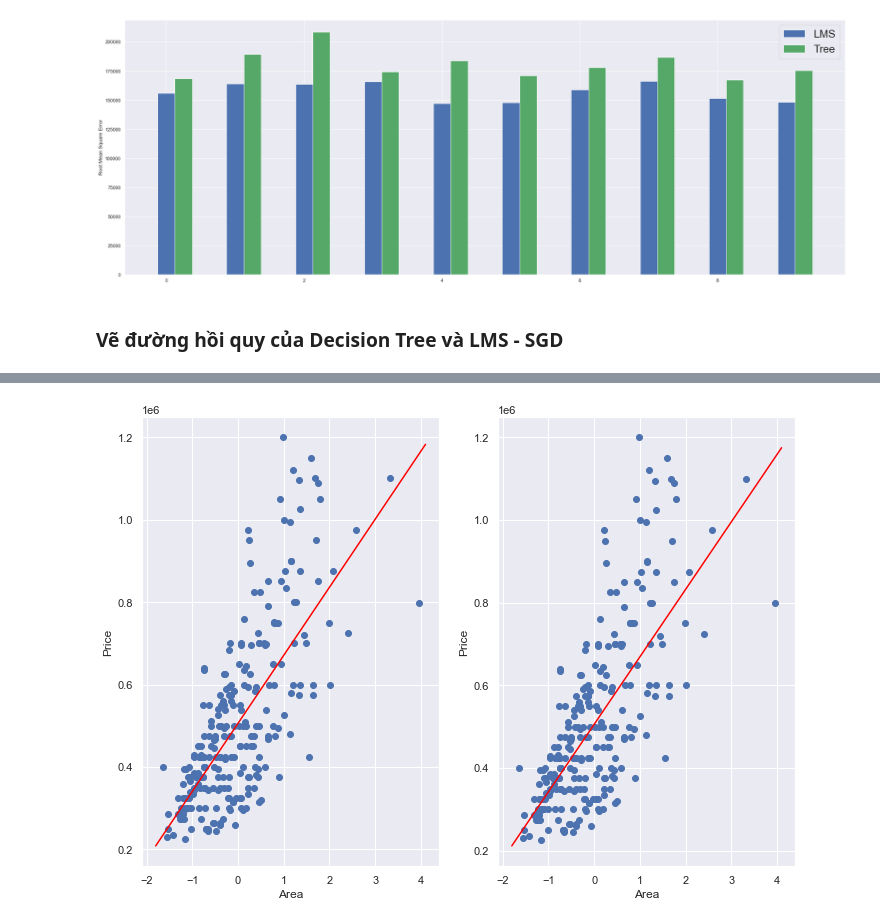
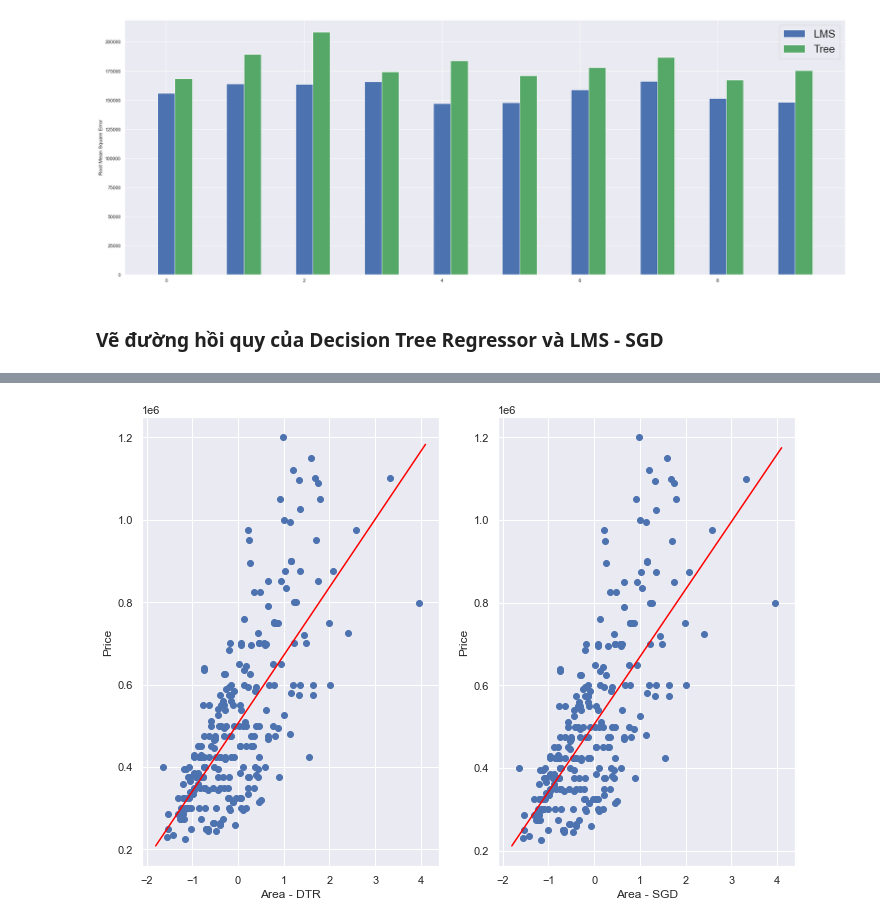
Before and after one commit to duybao901/ml-preds-house, a Jupyter notebook: house-price-prediction-custome.ipynb, the cells around one changed output, grey strips where cells are left out. Saved outputs shown, nothing was run; the diff lists cells and outputs as text; code cells hidden in the pictures.

```diff
--- a/house-price-prediction-custome.ipynb
+++ b/house-price-prediction-custome.ipynb
@@ -388,10 +419,11 @@ Sau khi duyệt qua 10 lần ta tìm được eta cho mô hình có chỉ số s
 # %%
 # LMS - Batch Gradient descent (GD)
-for i in range(10):
+for i in range(iteration):
     print(f'Loop {i + 1}')
     eta = 1 / math.pow(10, i + 1)
-    iteration =  10 * (i + 1)
-    theta = batch_gradient_descent(X_train, y_train, eta, iteration)
+    iter =  10 * (i + 1)
+
+    theta = batch_gradient_descent(X_train, y_train, eta, iter)
     y_pred = predict_lm(X_test, theta)
     print('eta =', eta, "; RMSE = ", np.sqrt(mean_squared_error(y_test, y_pred)), '; Coefficient of determination: %.2f' % r2_score(y_test, y_pred))
 # %% [output]
@@ -422,23 +454,28 @@ Sau khi duyệt qua 10 lần ta tìm được eta có chỉ số sai thấp nh
 # %%
 SGD_rmse = list()
 total_r2 = float()
-for i in range(10):
+
+for i in range(iteration):
     # split data
     X_train, X_test, y_train, y_test = train_test_split(X, y, test_size=0.3, random_state=i)
-    # standard data
+
+    # scaling data
     scaler = StandardScaler()
     X_train = scaler.fit_transform(X_train)
     X_test = scaler.transform(X_test)
 
-    # Stochastic Gradient Descent
+    # SGD algorithm
     eta = 0.001
-    lap = 40
-    theta_stochastic = stochastic_gradient_descent(X_train, y_train, eta, lap)
+    iter = 40
+    theta_stochastic = stochastic_gradient_descent(X_train, y_train, eta, iter)
+
+    # prediction
     y_pred = predict_lm(X_test, theta_stochastic)
     SGD_rmse.append(np.sqrt(mean_squared_error(y_test, y_pred)))
     total_r2 = total_r2 + r2_score(y_test, y_pred)
+
 SGD_rmse = np.array(SGD_rmse)
-mean_rmse = np.mean(total_mse)
+mean_rmse = np.mean(SGD_rmse)
 print(SGD_rmse)
 print("Root Mean Squared Error =", mean_rmse)
 print('Coefficient of determination:', total_r2/10)
@@ -453,18 +490,21 @@ Coefficient of determination: 0.5000411516630037
 # %%
 total_mse = float()
 total_r2 = float()
-for i in range(10):
+for i in range(iteration):
     # split data
     X_train, X_test, y_train, y_test = train_test_split(X, y, test_size=0.3, random_state=i)
-    # standard data
+
+    # scaling data
     scaler = StandardScaler()
     X_train = scaler.fit_transform(X_train)
     X_test = scaler.transform(X_test)
 
-    # Stochastic Gradient Descent
+    # GD algorithm
     eta = 0.001
-    lap = 30
-    theta_batch = batch_gradient_descent(X_train, y_train, eta, lap)
+    iter = 40
+    theta_batch = batch_gradient_descent(X_train, y_train, eta, iter)
+
+    # prediction
     y_pred = predict_lm(X_test, theta_batch)
     total_mse = total_mse + np.sqrt(mean_squared_error(y_test, y_pred))
     total_r2 = total_r2 + r2_score(y_test, y_pred)
@@ -502,24 +544,26 @@ ax.set_ylabel("Root Mean Square Error")
 Text(0, 0.5, 'Root Mean Square Error')
 [figure]
 # %% [markdown]
-### Vẽ đường hồi quy của Decision Tree và LMS - SGD
+### Vẽ đường hồi quy của Decision Tree Regressor và LMS - SGD
 # %%
 fig, axs = plt.subplots(nrows=1, ncols=2, constrained_layout=False)
 
 X1 = np.array([[-1.8, 4.1]]).T
 y1 = model.predict(X1)
 
+# decision tree regressor
 axs[0].plot(X_test, y_test, 'bo')
 axs[0].plot(X1, y1, color='red')
-axs[0].set_xlabel('Area')
+axs[0].set_xlabel('Area - DTR')
 axs[0].set_ylabel('Price')
 
 y2 = predict_lm(X1, theta_stochastic)
 print(y1, y2)
 
+# LMS - SGD
 axs[1].plot(X_test, y_test, 'bo')
-axs[1].plot(X2, y2, color='red')
-axs[1].set_xlabel('Area')
+axs[1].plot(X1, y2, color='red')
+axs[1].set_xlabel('Area - SGD')
 axs[1].set_ylabel('Price')
 plt.show()
 # %% [output]
@@ -527 +571 @@ plt.show()
-[figure, old version]
+[figure, new version]
```
Also changed, not shown: parts of 59 cells of this notebook.
